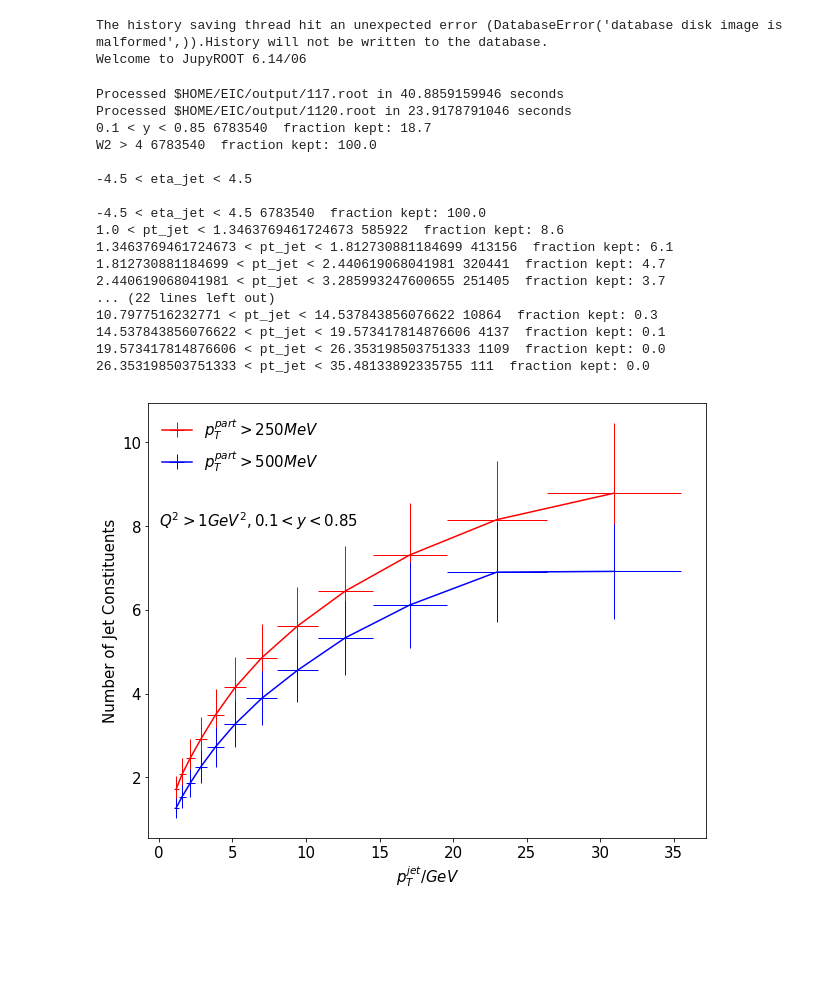
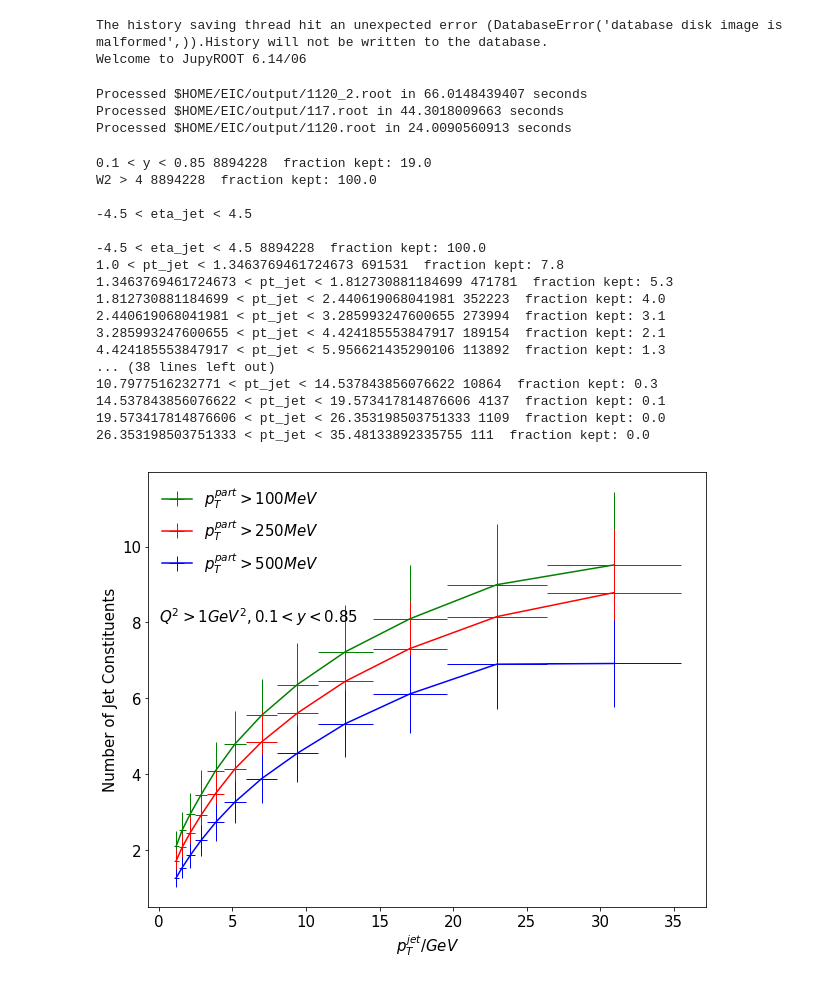
Before and after one commit to y-song/notebooks, a Jupyter notebook: number.ipynb, the cells around one changed output. Saved outputs shown, nothing was run; the diff lists cells and outputs as text; code cells hidden in the pictures; blank space fills up the shorter version.

Commit message:
Added curve for 100 MeV minimum particle pT

```diff
--- a/number.ipynb
+++ b/number.ipynb
@@ -66,33 +66,39 @@ def plot(df_array):
     plt.ylabel('Number of Jet Constituents', fontsize=15)
     plt.legend(prop={'size': 15}, frameon=False, loc='upper left')
 # %%
-files=['$HOME/EIC/output/117.root','$HOME/EIC/output/1120.root']
+files=['$HOME/EIC/output/1120_2.root','$HOME/EIC/output/117.root','$HOME/EIC/output/1120.root']
 etaedges = [-4.5, 4.5]
 ptedges = toArrayFloat(0, 1.55, 0, log=True, logNum=13)
-colors = ['r','b']
-labels = ['$ p_T^{part} > 250 MeV $', '$ p_T^{part} > 500 MeV $']
+colors = ['g','r','b']
+labels = ['$ p_T^{part} > 100 MeV $' ,'$ p_T^{part} > 250 MeV $', '$ p_T^{part} > 500 MeV $']
+# %%
+a = getData([files[0]])
+b = getData([files[1]])
+c = getData([files[2]])
+# %% [output]
+Processed $HOME/EIC/output/1120_2.root in 66.0148439407 seconds
+Processed $HOME/EIC/output/117.root in 44.3018009663 seconds
+Processed $HOME/EIC/output/1120.root in 24.0090560913 seconds
 # %%
-a = getData([files[0]])
-b = getData([files[1]])
-plot([a,b])
+plot([a,b,c])
 plt.text(0,8,'$ Q^2 > 1 GeV^2, 0.1 < y < 0.85 $', fontsize=15)
 plt.savefig('images/number.pdf', bbox_inches='tight')
 # %% [output]
-Processed $HOME/EIC/output/117.root in 40.8859159946 seconds
-Processed $HOME/EIC/output/1120.root in 23.9178791046 seconds
-0.1 < y < 0.85 6783540  fraction kept: 18.7
-W2 > 4 6783540  fraction kept: 100.0
+0.1 < y < 0.85 8894228  fraction kept: 19.0
+W2 > 4 8894228  fraction kept: 100.0
 
 -4.5 < eta_jet < 4.5
 
--4.5 < eta_jet < 4.5 6783540  fraction kept: 100.0
-1.0 < pt_jet < 1.3463769461724673 585922  fraction kept: 8.6
-1.3463769461724673 < pt_jet < 1.812730881184699 413156  fraction kept: 6.1
-1.812730881184699 < pt_jet < 2.440619068041981 320441  fraction kept: 4.7
-2.440619068041981 < pt_jet < 3.285993247600655 251405  fraction kept: 3.7
-... (22 lines left out)
+-4.5 < eta_jet < 4.5 8894228  fraction kept: 100.0
+1.0 < pt_jet < 1.3463769461724673 691531  fraction kept: 7.8
+1.3463769461724673 < pt_jet < 1.812730881184699 471781  fraction kept: 5.3
+1.812730881184699 < pt_jet < 2.440619068041981 352223  fraction kept: 4.0
+2.440619068041981 < pt_jet < 3.285993247600655 273994  fraction kept: 3.1
+3.285993247600655 < pt_jet < 4.424185553847917 189154  fraction kept: 2.1
+4.424185553847917 < pt_jet < 5.956621435290106 113892  fraction kept: 1.3
+... (38 lines left out)
 10.7977516232771 < pt_jet < 14.537843856076622 10864  fraction kept: 0.3
 14.537843856076622 < pt_jet < 19.573417814876606 4137  fraction kept: 0.1
 19.573417814876606 < pt_jet < 26.353198503751333 1109  fraction kept: 0.0
 26.353198503751333 < pt_jet < 35.48133892335755 111  fraction kept: 0.0
-[figure, old version]
+[figure, new version]
```
